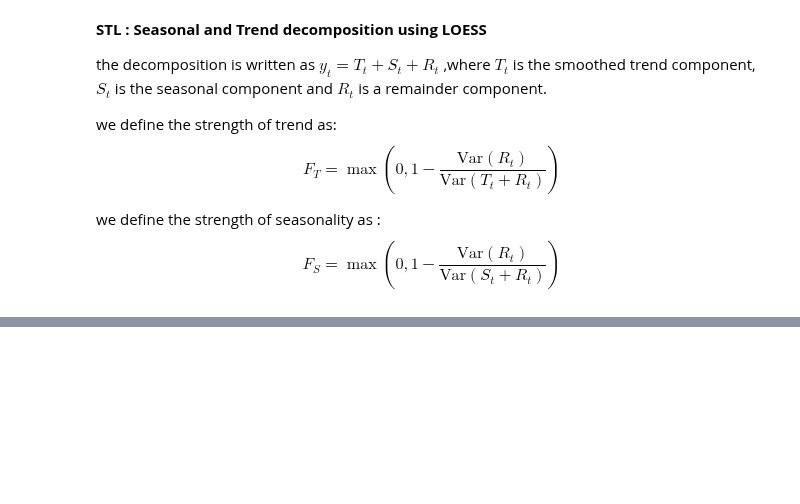
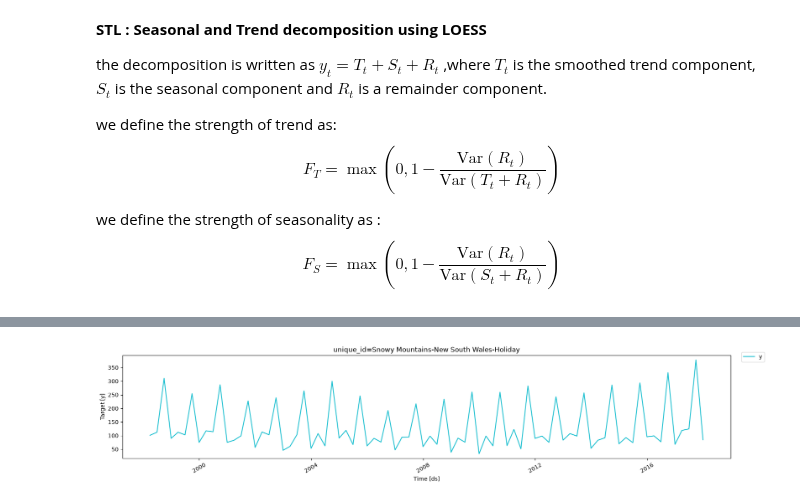
Before and after one commit to Minajamfum/forecasting, a Jupyter notebook: chapter4.ipynb, the cells around one changed output, grey strips where cells are left out. Cells and saved outputs as stored; diff of their text form; code cells hidden in the pictures; blank space fills up the shorter version.

```diff
--- a/chapter4.ipynb
+++ b/chapter4.ipynb
@@ -120,0 +157,8 @@ stl_feat.head(10)
+# %%
+from utilsforecast.plotting import plot_series
+
+row = stl_feat.loc[lambda x: x["seasonal_strength"].idxmax()]
+
+plot_series(aus_tourism, ids=[row["unique_id"]])
+# %% [output]
+[figure, added]
```
Also changed, not shown: parts of 2 cells of this notebook.
